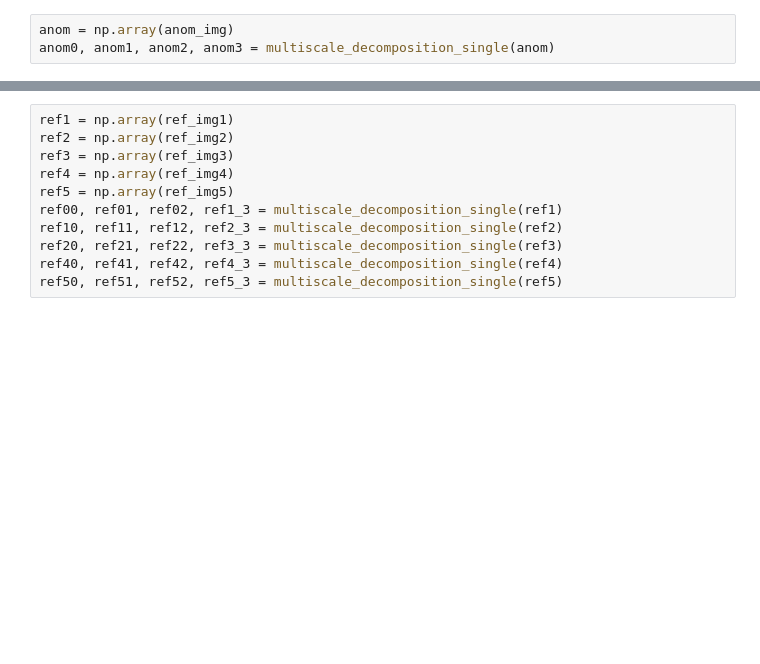
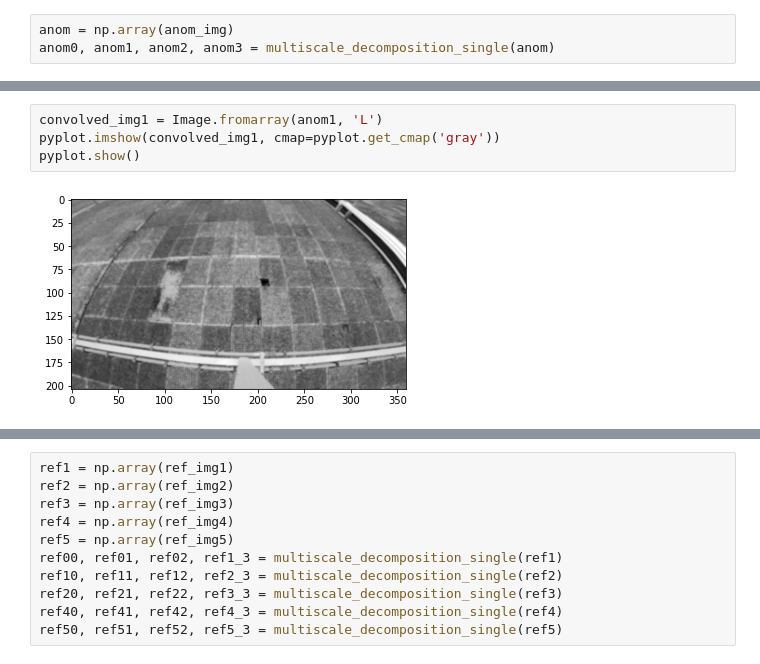
Before and after one commit to nastyadunaeva/searching_for_anomalies, a Jupyter notebook: model.ipynb, the cells around one changed output, grey strips where cells are left out. Saved outputs shown, nothing was run; the diff lists cells and outputs as text; blank space fills up the shorter version.

```diff
--- a/model.ipynb
+++ b/model.ipynb
@@ -563,0 +570,6 @@ anom0, anom1, anom2, anom3 = multiscale_decomposition_single(anom)
+# %%
+convolved_img1 = Image.fromarray(anom1, 'L')
+pyplot.imshow(convolved_img1, cmap=pyplot.get_cmap('gray'))
+pyplot.show()
+# %% [output]
+[figure, added]
```
Also changed, not shown: parts of 51 cells of this notebook.
